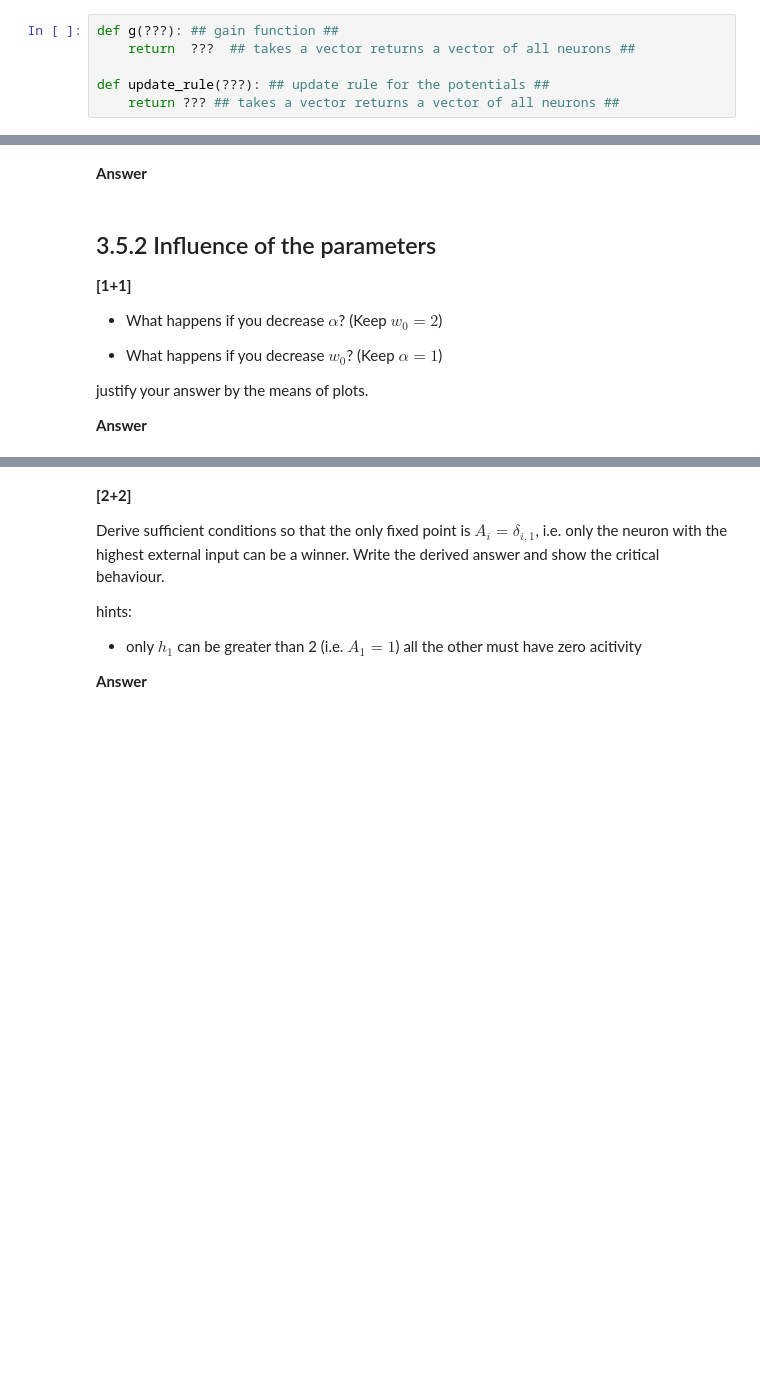
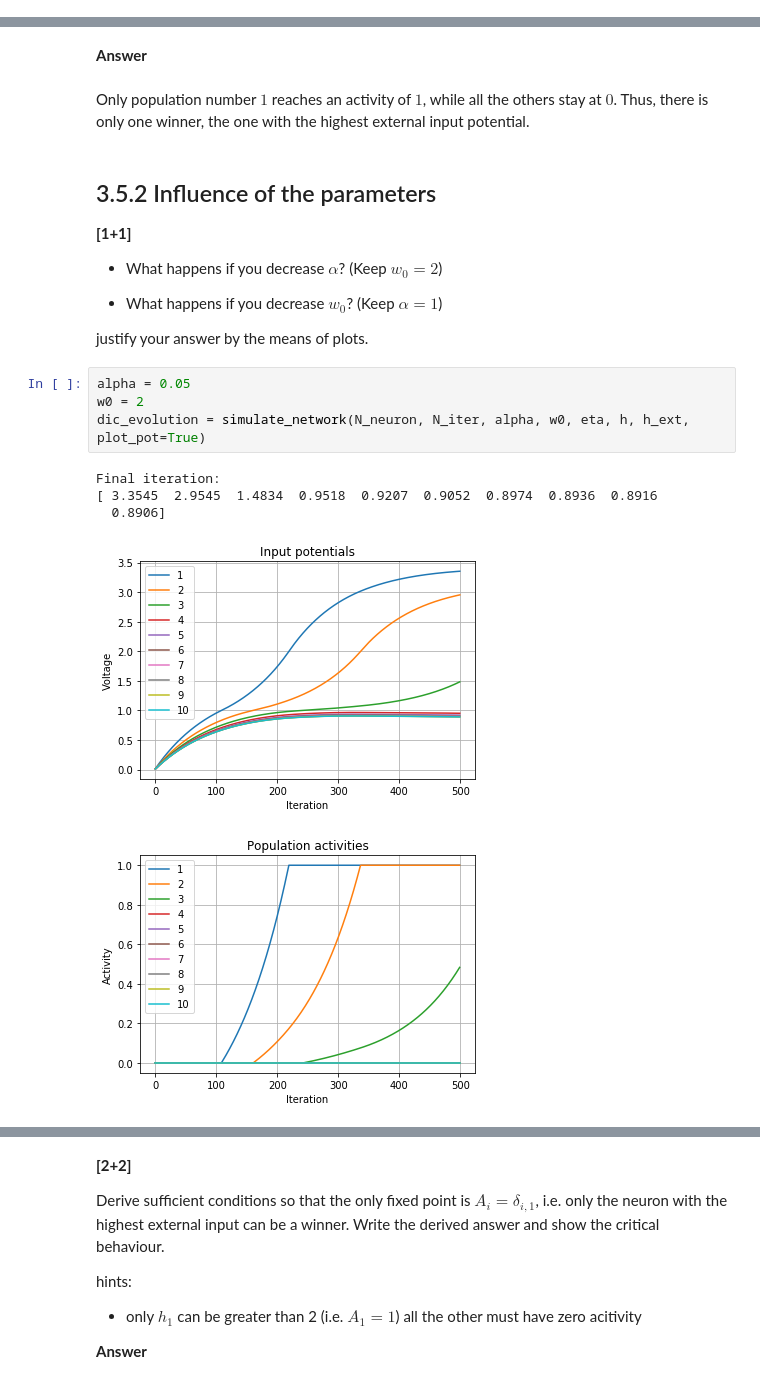
Before and after one commit to marcoabrate/biologicalmodelingofnn, a Jupyter notebook: project3/Ex3_firstName_lastName_0000.ipynb, the cells around one changed output, grey strips where cells are left out. Cells and saved outputs as stored; diff of their text form; blank space fills up the shorter version.

```diff
--- a/project3/Ex3_firstName_lastName_0000.ipynb
+++ b/project3/Ex3_firstName_lastName_0000.ipynb
@@ -594,9 +628,3 @@ where $w_0$ and $\alpha$ are parameters greater than 0. For $t \leq 0$ the exter
 We impose here $\eta = \Delta t / \tau = 0.01$.
 
 **Answer**
-# %%
-def g(???): ## gain function ##
-    return  ???  ## takes a vector returns a vector of all neurons ##
-
-def update_rule(???): ## update rule for the potentials ##
-    return ??? ## takes a vector returns a vector of all neurons ##
@@ -619,5 +730,7 @@ for i in range(???):
 # %% [markdown]
 **Answer**
+# %% [markdown]
+Only population number $1$ reaches an activity of $1$, while all the others stay at $0$. Thus, there is only one winner, the one with the highest external input potential.
 # %% [markdown]
 ## 3.5.2 Influence of the parameters
 
@@ -628,5 +741,13 @@ for i in range(???):
 - What happens if you decrease $w_0$? (Keep $\alpha=1$)
 
 justify your answer by the means of plots.
-
-**Answer**
+# %%
+alpha = 0.05
+w0 = 2
+dic_evolution = simulate_network(N_neuron, N_iter, alpha, w0, eta, h, h_ext, plot_pot=True)
+# %% [output]
+Final iteration:
+[ 3.3545  2.9545  1.4834  0.9518  0.9207  0.9052  0.8974  0.8936  0.8916
+  0.8906]
+[figure, added]
+[figure, added]
```
Also changed, not shown: parts of 51 cells of this notebook.
